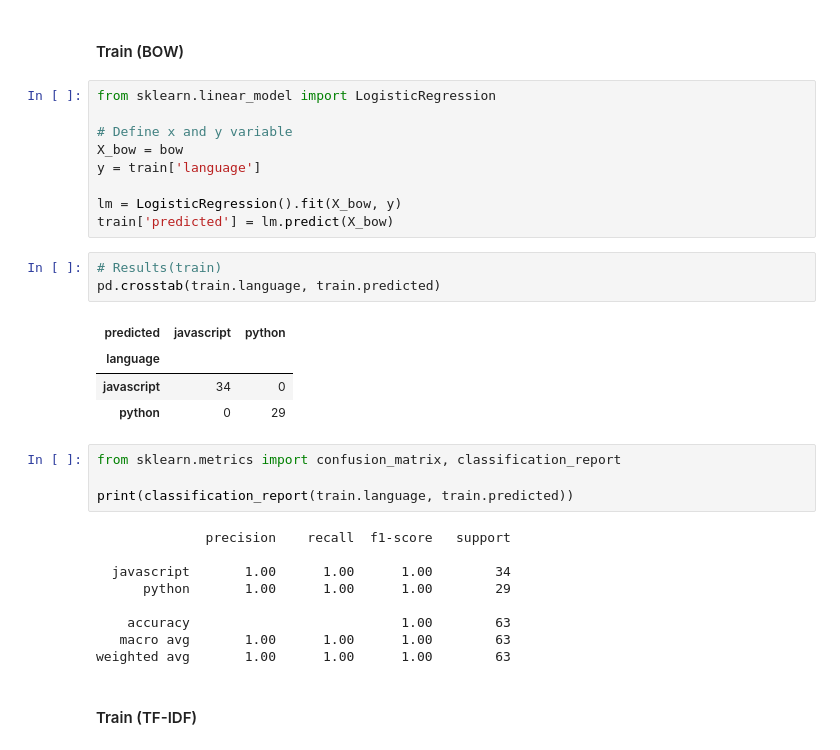
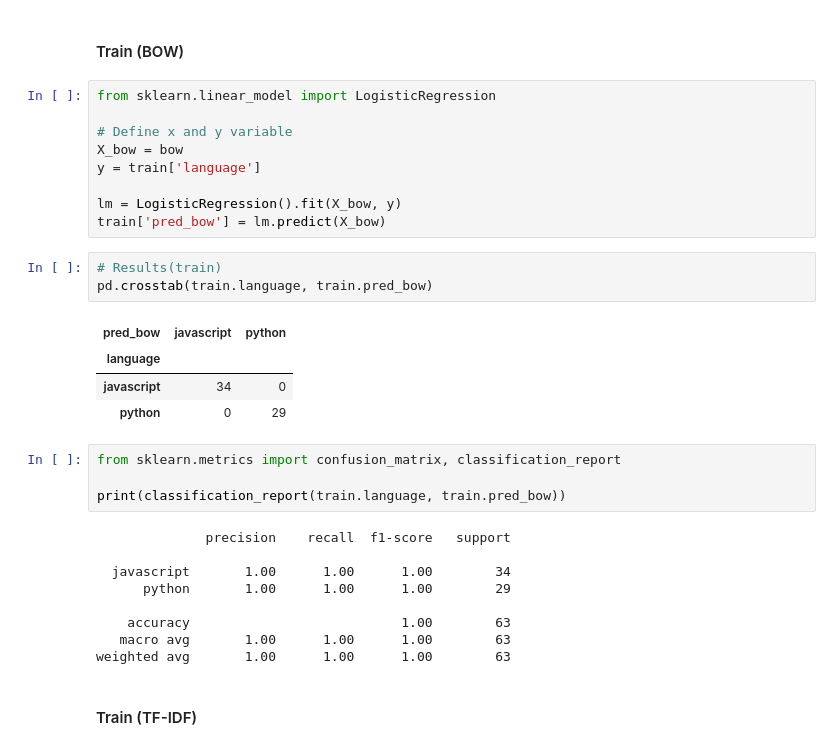
Before and after one commit to AC-Readme/nlp_project, a Jupyter notebook: corey_scratch.ipynb, the cells around one changed output. Cells and saved outputs as stored; diff of their text form.

```diff
--- a/corey_scratch.ipynb
+++ b/corey_scratch.ipynb
@@ -609,19 +609,19 @@ X_bow = bow
 y = train['language']
 
 lm = LogisticRegression().fit(X_bow, y)
-train['predicted'] = lm.predict(X_bow)
+train['pred_bow'] = lm.predict(X_bow)
 # %%
 # Results(train)
-pd.crosstab(train.language, train.predicted)
+pd.crosstab(train.language, train.pred_bow)
 # %% [output]
-| predicted | javascript | python |
+| pred_bow | javascript | python |
 | language |  |  |
 | javascript | 34 | 0 |
 | python | 0 | 29 |
 # %%
 from sklearn.metrics import confusion_matrix, classification_report
 
-print(classification_report(train.language, train.predicted))
+print(classification_report(train.language, train.pred_bow))
 # %% [output]
               precision    recall  f1-score   support
 
```
Also changed, not shown: parts of 12 cells of this notebook.
